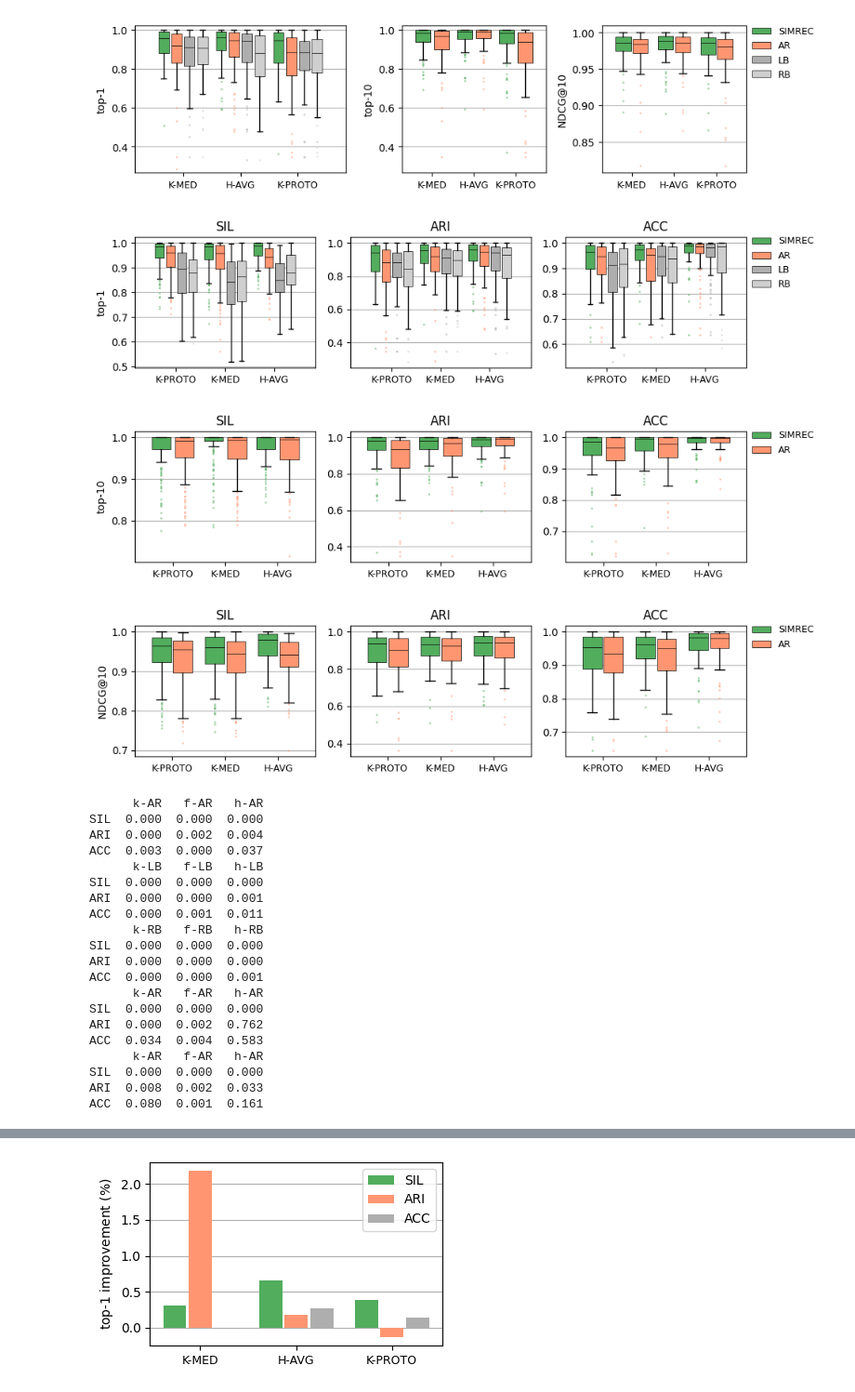
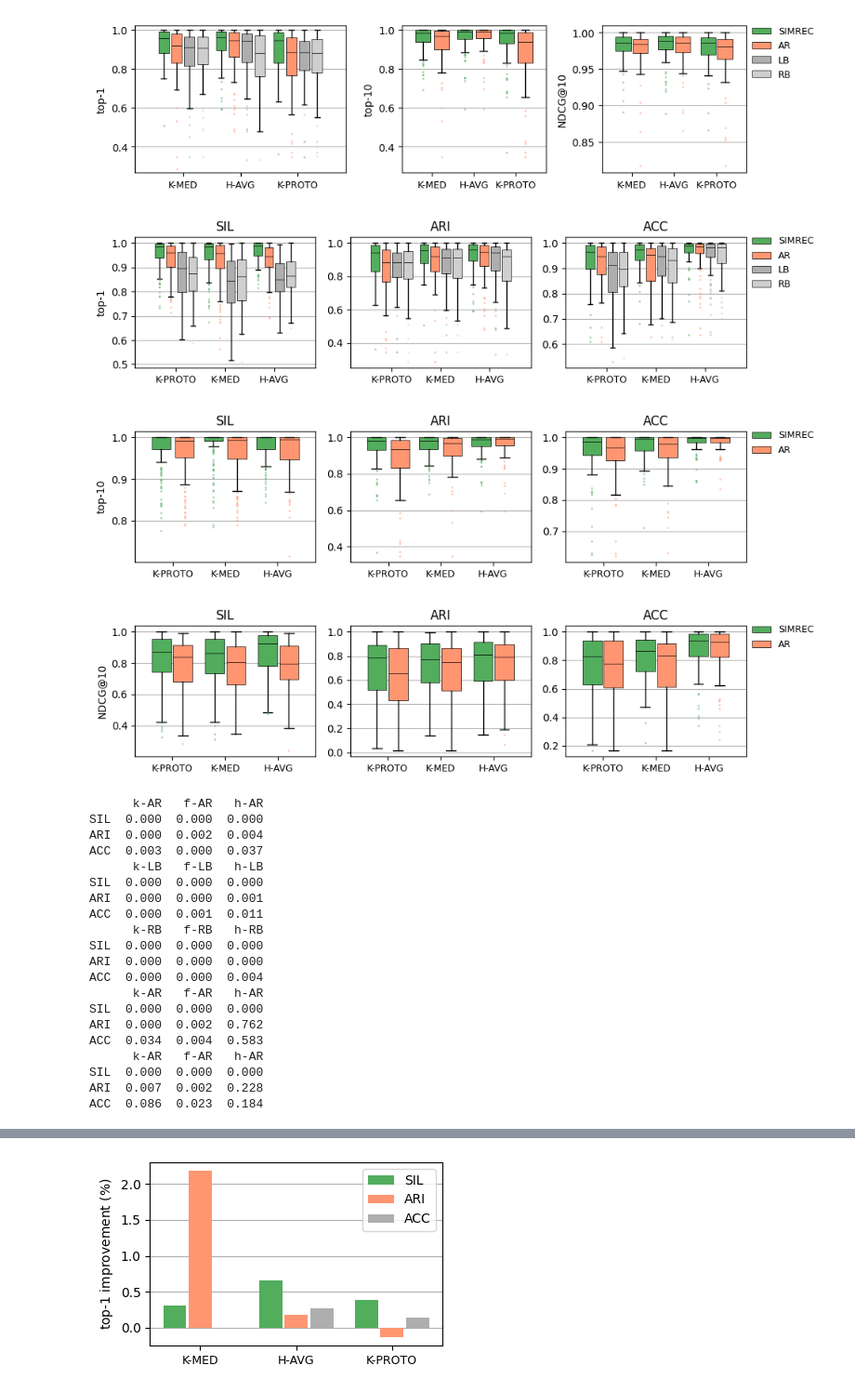
Before and after one commit to AbdoulayeDiop/simrec, a Jupyter notebook: paper/paper.ipynb, the cells around one changed output, grey strips where cells are left out. Shown: that part at 93% size. Saved outputs shown, nothing was run; the diff lists cells and outputs as text; code cells hidden in the pictures.

```diff
--- a/paper/paper.ipynb
+++ b/paper/paper.ipynb
@@ -208,7 +208,7 @@ for algorithm in train_res:
         results[algorithm][eval_metric] = {}
         Y = train_res[algorithm][eval_metric]["Y"]
         Yn = train_res[algorithm][eval_metric]["Yn"]
-        # Yn[Yn > 0] **= 4
+        Yn[Yn > 0] **= 4
 
         ndcg_ranks = [1, 3, 5, 10, 15, 20]
         n_bests = [1, 3, 5, 10]
@@ -419,7 +419,7 @@ for algorithm in ["kprototypes", "fasterpam", "haverage"]:
             #     l = (l+0.5)/(best_scores+0.5)
             obj[name][f"{algorithm[0]}-{eval_metric}"] = \
                 f"{np.format_float_positional(np.mean(l), 3)}±{np.format_float_positional(np.std(l), 2)}" + \
-                    (f" ({int((np.mean(l)/np.mean(lb_scores)-1)*100)}%)" if name=="AMF-FS-KNN" else "")
+                    (f" ↑{int((np.mean(l)/np.mean(lb_scores)-1)*100)}%" if name=="AMF-FS-KNN" else "")
 
         # obj["Oracle"][f"{algorithm[0]}-{eval_metric}"] = \
         #         f"{np.format_float_positional(np.mean(best_scores), 3)}±{np.format_float_positional(np.std(best_scores), 2)}"
@@ -771,36 +771,36 @@ def show_scores(results, savedir=None):
 
         n_bar = len(y)
         w = 0.8/n_bar
         x = np.arange(len(results))
         boxes = []
         i = 0
         for model_name, values in y.items():
             boxprops = dict(linewidth=0.5, facecolor=colors[model_name], alpha=1) # 726686
             flierprops = dict(marker='o', markerfacecolor=colors[model_name], markeredgecolor='none', markersize=2, alpha=0.5,
                             linewidth=0)
             medianprops = dict(color='black', linewidth=0.5)
             meanprops = dict(marker='*', markerfacecolor='red', markeredgecolor='none', linewidth=0)
             b = plt.boxplot(values, positions=x+(i*w-(n_bar-1)*w/2), widths=0.9*w,  patch_artist=True, boxprops=boxprops, flierprops=flierprops, medianprops=medianprops, showcaps=True, showfliers=True)
             boxes.append(b)
             i+=1
         if j==0: plt.ylabel(f"NDCG@{k}")
         plt.xticks(x, [names[algo] for algo in ["kprototypes", "fasterpam", "haverage"]], rotation=0, fontsize=9)
         plt.grid(axis="y")
         plt.title(eval_metric.upper())
 
         # if eval_metric=="sil":
         #     plt.figlegend([box["boxes"][0] for box in boxes], labels.values(), fontsize=10, loc= "lower center", bbox_to_anchor= (0.5, 1), frameon=False, ncol=len(model_names)+len(baselines))
     plt.figlegend([box["boxes"][0] for box in boxes], labels.values(), fontsize=9, loc= "upper left", bbox_to_anchor= (0.98, 0.9), frameon=False)
     plt.tight_layout()
     if savedir is not None:
         plt.savefig(os.path.join(savedir, f"results_ndcg{k}.pdf"), bbox_inches='tight')
     plt.show()
 
-show_scores(results, savedir="imgs/") #
+show_scores(results) #, savedir="imgs/"
 # %% [output]
-[figure, old version]
+[figure, new version]
 [figure]
-[figure, old version]
+[figure, new version]
 # %%
 from scipy.stats import wilcoxon, ttest_rel
 
@@ -834,12 +834,11 @@ for eval_metric in ["sil", "ari", "acc"]:
 print(pd.DataFrame.from_dict(y_10, orient='index'))
 
 y_ndcg = {}
-k = 3
+k = 10
 for eval_metric in ["sil", "ari", "acc"]:
     y_ndcg[eval_metric.upper()] = {}
     for algorithm in ["kprototypes", "fasterpam", "haverage"]:
         res = results[algorithm][eval_metric]["ndcg"]
-        # print(res[model_name][10])
         for name in baselines:
             baseline_scores = res[name][k]
             scores = res[model_name][k]
@@ -858,12 +857,12 @@ ACC  0.000  0.001  0.011
       k-RB   f-RB   h-RB
 SIL  0.000  0.000  0.000
 ARI  0.000  0.000  0.000
-ACC  0.000  0.000  0.001
+ACC  0.000  0.000  0.004
       k-AR   f-AR   h-AR
 SIL  0.000  0.000  0.000
 ARI  0.000  0.002  0.762
 ACC  0.034  0.004  0.583
       k-AR   f-AR   h-AR
 SIL  0.000  0.000  0.000
-ARI  0.008  0.002  0.033
-ACC  0.080  0.001  0.161
+ARI  0.007  0.002  0.228
+ACC  0.086  0.023  0.184
```
Also changed, not shown: parts of 4 cells of this notebook, 4 other files.
